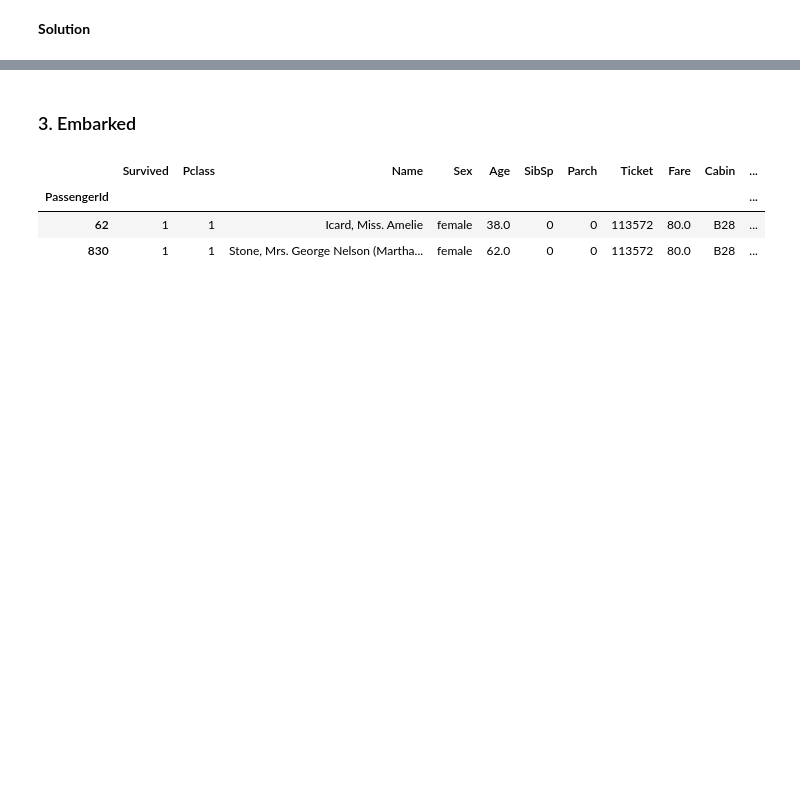
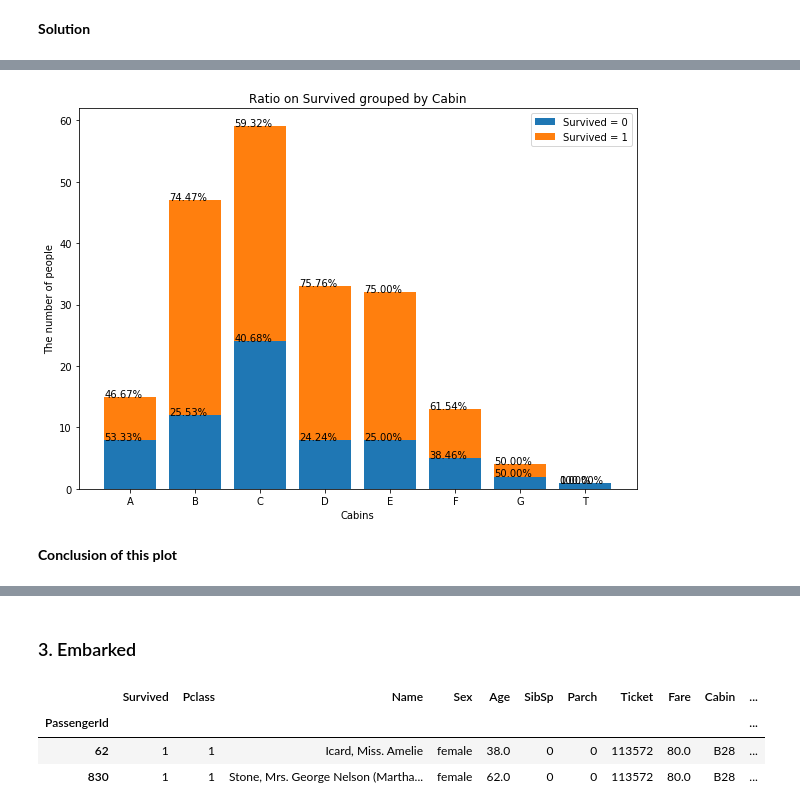
Before and after one commit to 7-gate-academy-ml-program/ucsb-cs-ce-profiles.github.io, a Jupyter notebook: _students/kohei_suzuki/homework3/notebook/index.ipynb, the cells around one changed output, grey strips where cells are left out. Cells and saved outputs as stored; diff of their text form; code cells hidden in the pictures; blank space fills up the shorter version.

```diff
--- a/_students/kohei_suzuki/homework3/notebook/index.ipynb
+++ b/_students/kohei_suzuki/homework3/notebook/index.ipynb
@@ -245,0 +318,5 @@ To do so, need to think about how to prove that.
+# %%
+df_copy = df[df["Cabin"].notnull()]
+f = lambda x: x[0]
+df_copy["Cabin"] = df_copy["Cabin"].map(f)
+df_copy.head(10)
@@ -245,0 +341,37 @@ To do so, need to think about how to prove that.
+# %%
+# This cell is for calculating the percentages for each cabin.
+survived0_cabin = df_copy[df_copy["Survived"] == 0].groupby("Cabin").count()[["Survived"]]
+survived1_cabin = df_copy[df_copy["Survived"] == 1].groupby("Cabin").count()[["Survived"]]
+survived1_cabin = survived1_cabin.append({"Survived": 0}, ignore_index=True)
+survived1_cabin.index = survived0_cabin.index
+
+num_people0_arr = np.array(survived0_cabin["Survived"].astype("float32").tolist())
+num_people1_arr = np.array(survived1_cabin["Survived"].astype("float32").tolist())
+num_people_sum = num_people0_arr + num_people1_arr
+
+percentages = []
+for i, num_people in enumerate(num_people_sum):
+    percentage = int(survived0_cabin["Survived"][i]) / num_people
+    percentages.append(percentage)
+
+for i, num_people in enumerate(num_people_sum):
+    percentage = int(survived1_cabin["Survived"][i]) / num_people
+    percentages.append(percentage)
+# %%
+fig = plt.figure(figsize=(10,7))
+ax = fig.add_subplot(111)
+ax.set_title("Ratio on Survived grouped by Cabin")
+ax.set_xlabel("Cabins")
+ax.set_ylabel("The number of people")
+p1 = ax.bar(survived0_cabin.index, survived0_cabin["Survived"])
+p2 = ax.bar(survived1_cabin.index, survived1_cabin["Survived"], bottom=survived0_cabin["Survived"])
+plt.legend((p1[0], p2[0]), ('Survived = 0', 'Survived = 1'));
+
+for i, p in enumerate(ax.patches):
+    width, height = p.get_width(), p.get_height()
+    x, y = p.get_xy()
+    ax.annotate('{:.2%}'.format(percentages[i] * 1), (x, y + height + 0.01))
+# %% [output]
+[figure, added]
+# %% [markdown]
+**Conclusion of this plot**
```
Also changed, not shown: parts of 109 cells of this notebook, 1 other file.
